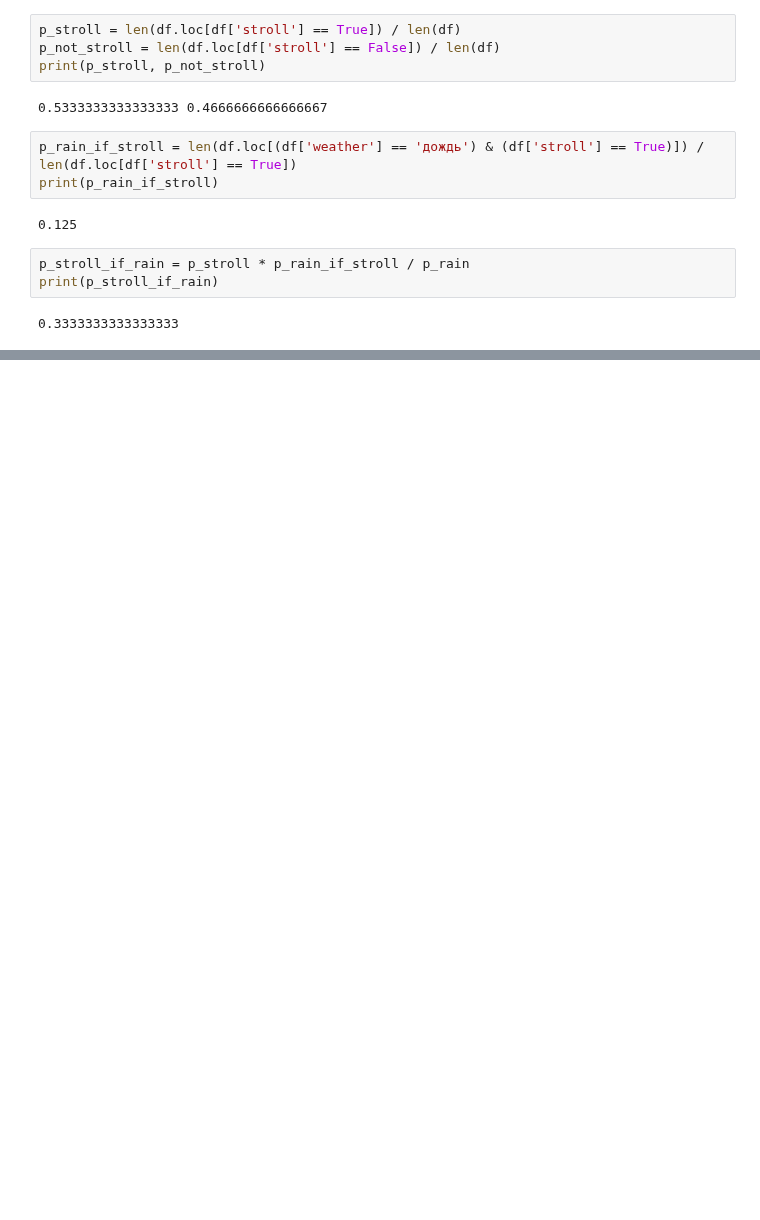
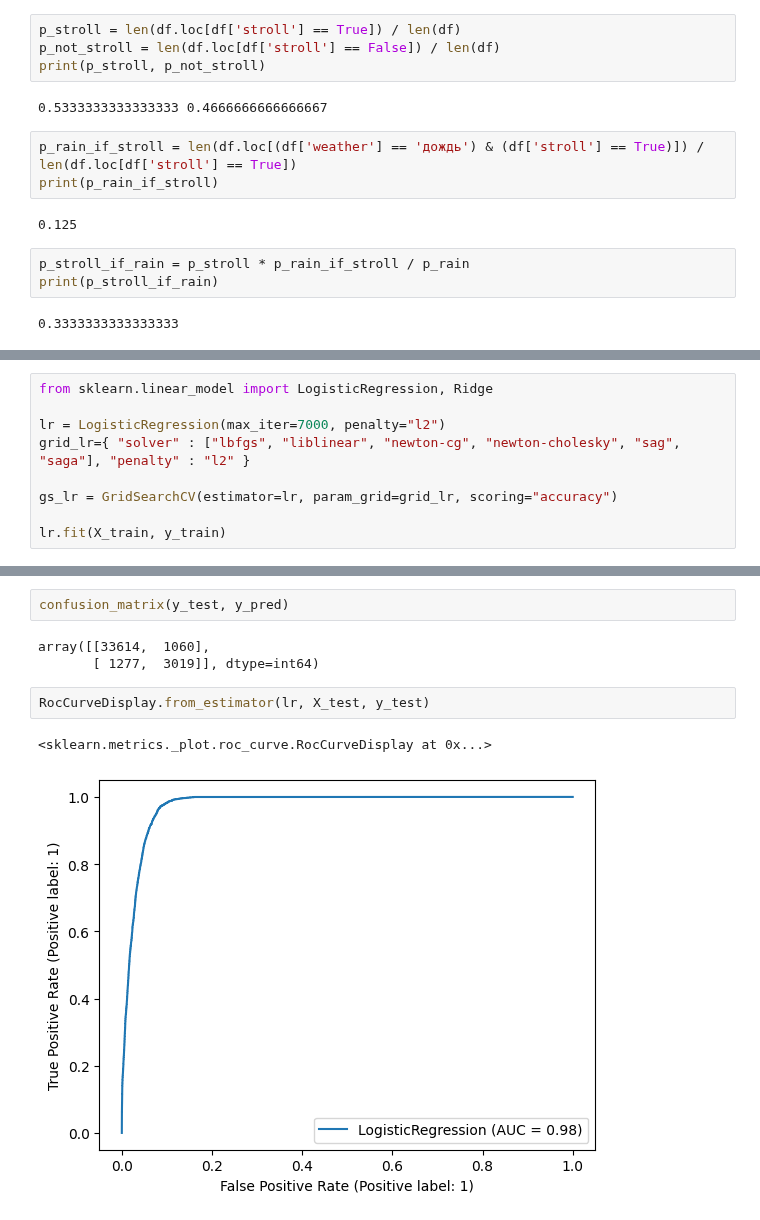
Before and after one commit to miz14/mll, a Jupyter notebook: notebooks/Untitled.ipynb, the cells around one changed output, grey strips where cells are left out. Drawn from its saved outputs; the diff is of its cells as text; blank space fills up the shorter version.

```diff
--- a/notebooks/Untitled.ipynb
+++ b/notebooks/Untitled.ipynb
@@ -91,0 +238,9 @@ KNeighborsClassifier(n_neighbors=3)
+# %%
+from sklearn.linear_model import LogisticRegression, Ridge
+
+lr = LogisticRegression(max_iter=7000, penalty="l2")
+grid_lr={ "solver" : ["lbfgs", "liblinear", "newton-cg", "newton-cholesky", "sag", "saga"], "penalty" : "l2" }
+
+gs_lr = GridSearchCV(estimator=lr, param_grid=grid_lr, scoring="accuracy")
+
+lr.fit(X_train, y_train)
@@ -91,0 +267,10 @@ KNeighborsClassifier(n_neighbors=3)
+# %%
+confusion_matrix(y_test, y_pred)
+# %% [output]
+array([[33614,  1060],
+       [ 1277,  3019]], dtype=int64)
+# %%
+RocCurveDisplay.from_estimator(lr, X_test, y_test)
+# %% [output]
+<sklearn.metrics._plot.roc_curve.RocCurveDisplay at 0x...>
+[figure, added]
```
Also changed, not shown: parts of 37 cells of this notebook, 2 other files.
